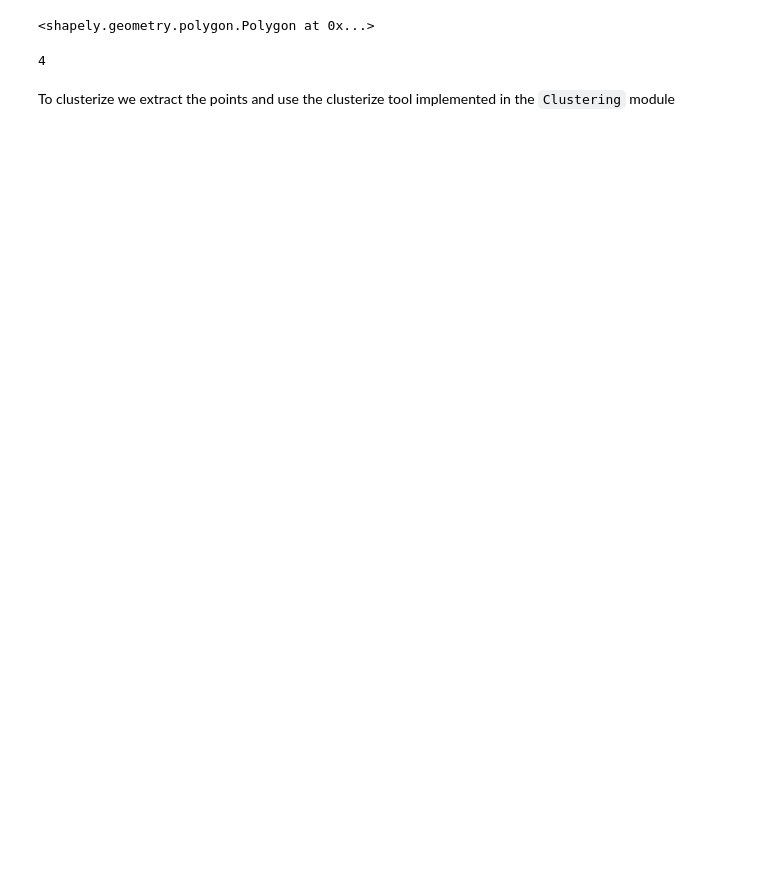
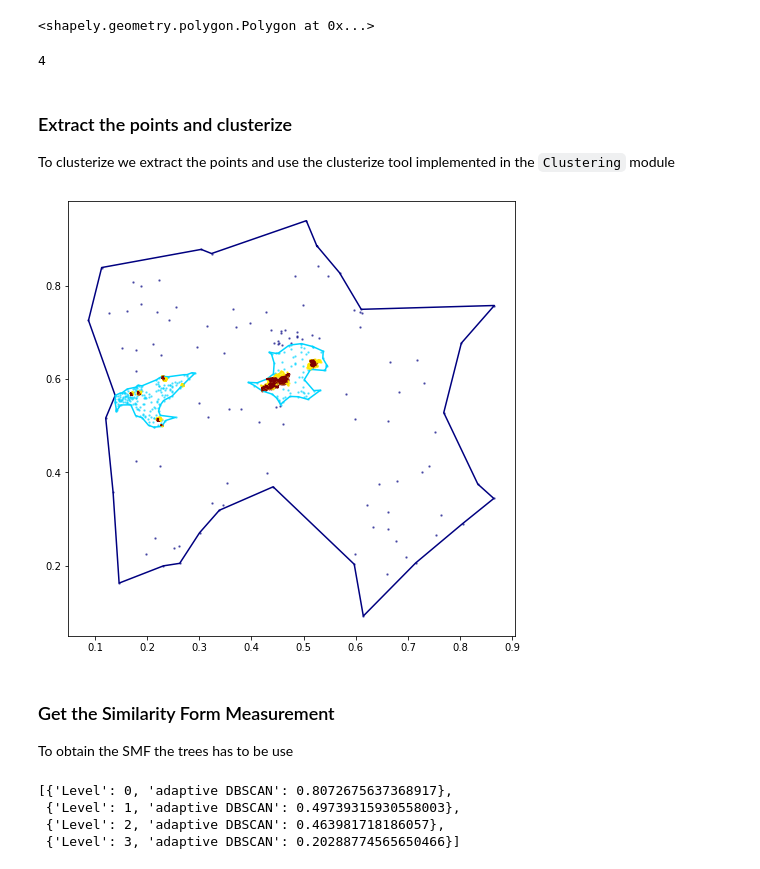
Before and after one commit to msalazarcgeo/HierarchicalGeoClustering, a Jupyter notebook: src/index.ipynb, the cells around one changed output. Saved outputs shown, nothing was run; the diff lists cells and outputs as text; code cells hidden in the pictures; blank space fills up the shorter version.

```diff
--- a/src/index.ipynb
+++ b/src/index.ipynb
@@ -63,6 +64,7 @@ HGC.get_deepth()
 # %% [output]
 4
 # %% [markdown]
+### Extract the points and clusterize
 To clusterize we extract the points and use the clusterize tool implemented in the `Clustering` module
 # %%
 original_points= HGC.get_points_tree()
@@ -73,3 +75,12 @@ HGC_adapta_DBSCAN = recursive_clustering_tree(dic_points,
                                        levels_clustering = 3,
                                        algorithm = 'adaptive_DBSCAN'
                                       )
+# %%
+fig, axs = plt.subplots( figsize=(8,8))
+HGC_adapta_DBSCAN.visualize(axs, polygon=True)
+# %% [output]
+[figure, added]
+# %% [markdown]
+### Get the Similarity Form Measurement
+
+To obtain the SMF the trees has to be use
@@ -75,0 +96,7 @@ HGC_adapta_DBSCAN = recursive_clustering_tree(dic_points,
+# %%
+form_metric
+# %% [output]
+[{'Level': 0, 'adaptive DBSCAN': 0.8072675637368917},
+ {'Level': 1, 'adaptive DBSCAN': 0.49739315930558003},
+ {'Level': 2, 'adaptive DBSCAN': 0.463981718186057},
+ {'Level': 3, 'adaptive DBSCAN': 0.20288774565650466}]
```
Also changed, not shown: parts of 7 cells of this notebook, 9 other files.
